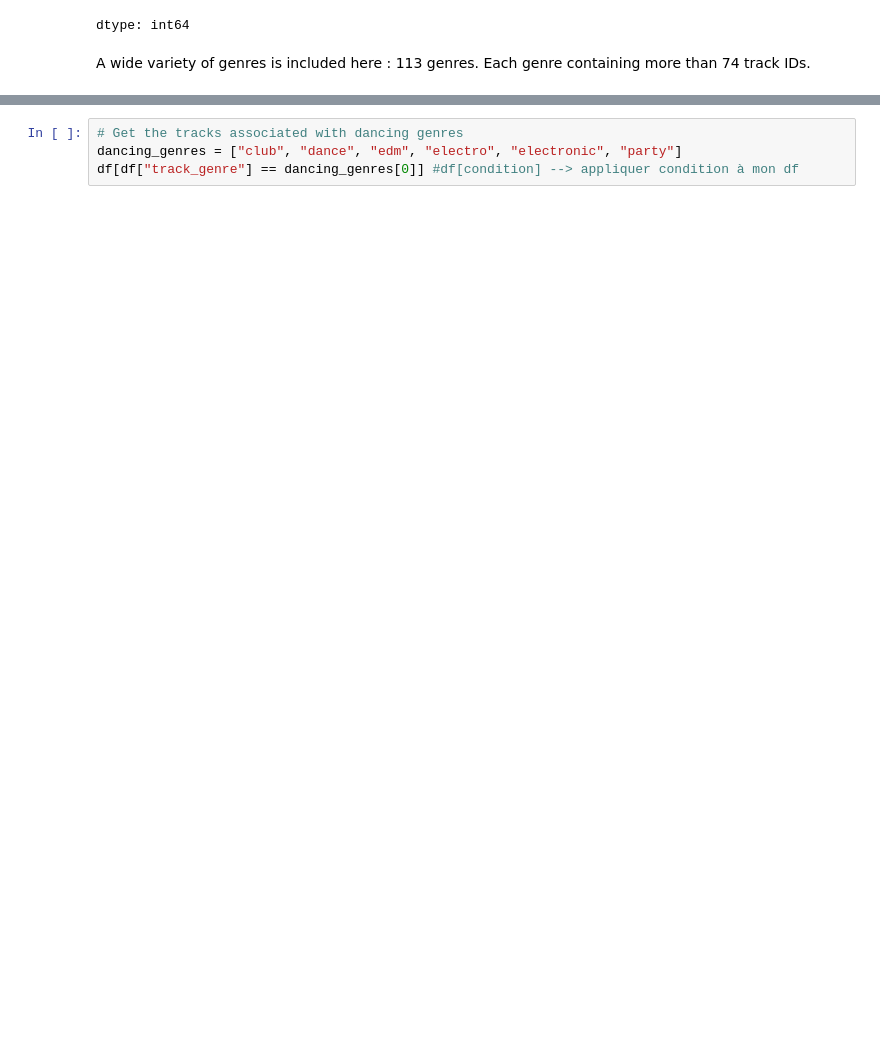
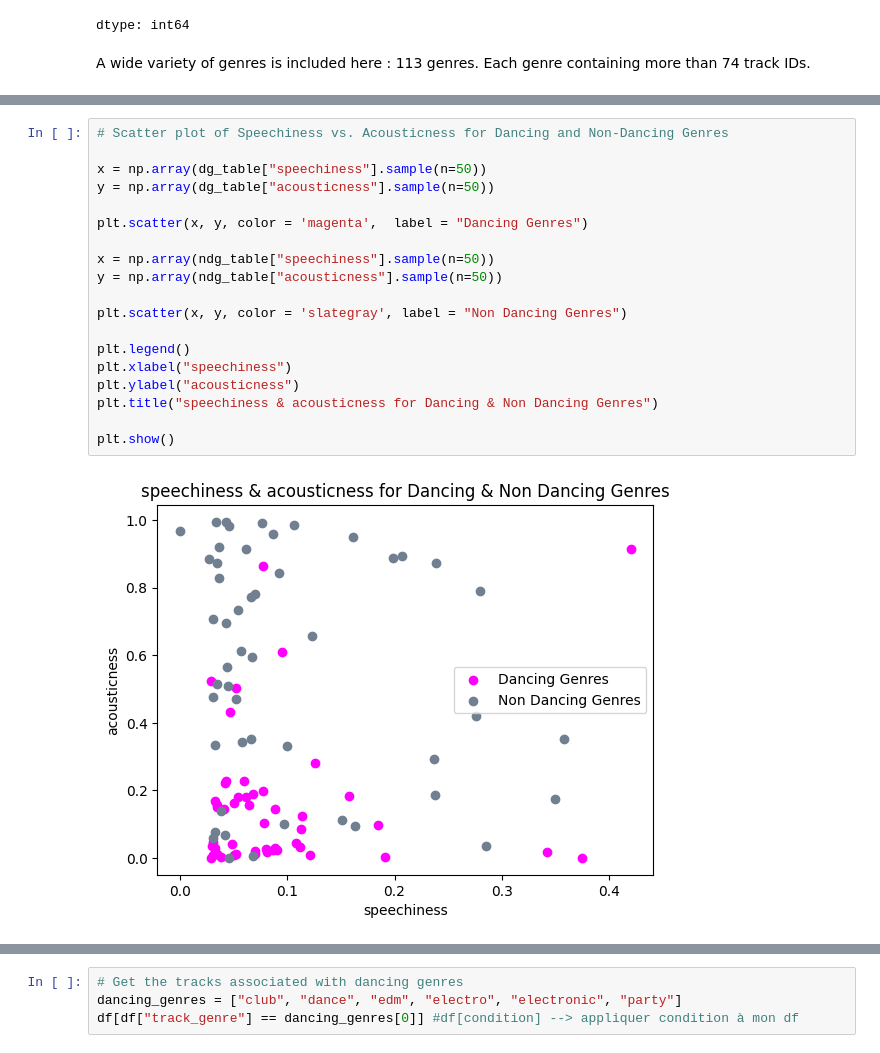
Before and after one commit to CecileBonnet/spotify_data, a Jupyter notebook: spotify_project.ipynb, the cells around one changed output, grey strips where cells are left out. Cells and saved outputs as stored; diff of their text form; blank space fills up the shorter version.

```diff
--- a/spotify_project.ipynb
+++ b/spotify_project.ipynb
@@ -210,0 +300,21 @@ Given this observation, danceability appears to be a relevant feature for creati
+# %%
+# Scatter plot of Speechiness vs. Acousticness for Dancing and Non-Dancing Genres
+
+x = np.array(dg_table["speechiness"].sample(n=50))
+y = np.array(dg_table["acousticness"].sample(n=50))
+
+plt.scatter(x, y, color = 'magenta',  label = "Dancing Genres")
+
+x = np.array(ndg_table["speechiness"].sample(n=50))
+y = np.array(ndg_table["acousticness"].sample(n=50))
+
+plt.scatter(x, y, color = 'slategray', label = "Non Dancing Genres")
+
+plt.legend()
+plt.xlabel("speechiness")
+plt.ylabel("acousticness")
+plt.title("speechiness & acousticness for Dancing & Non Dancing Genres")
+
+plt.show()
+# %% [output]
+[figure, added]
```
Also changed, not shown: parts of 28 cells of this notebook.
